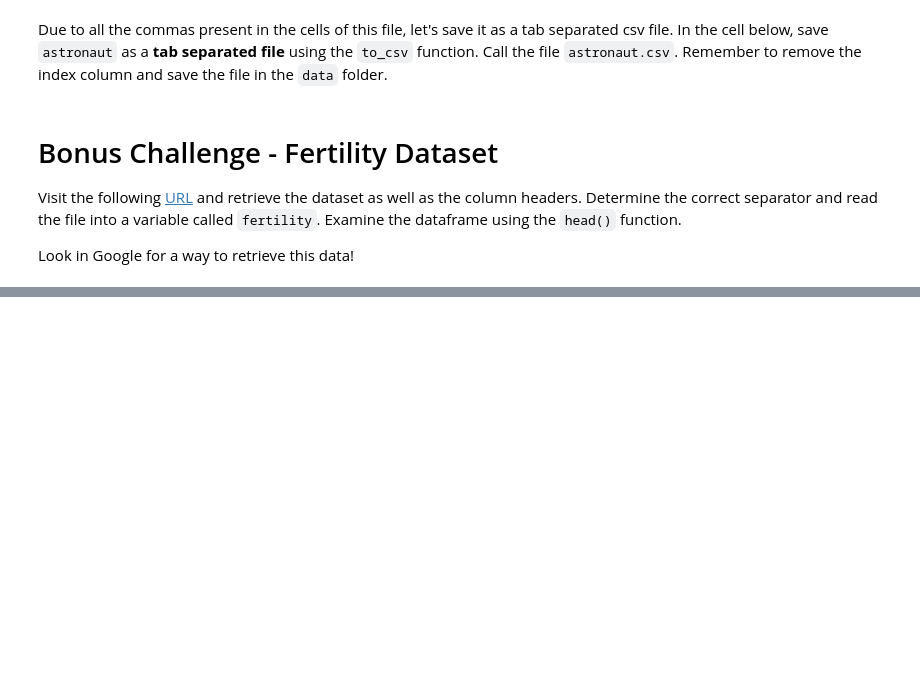
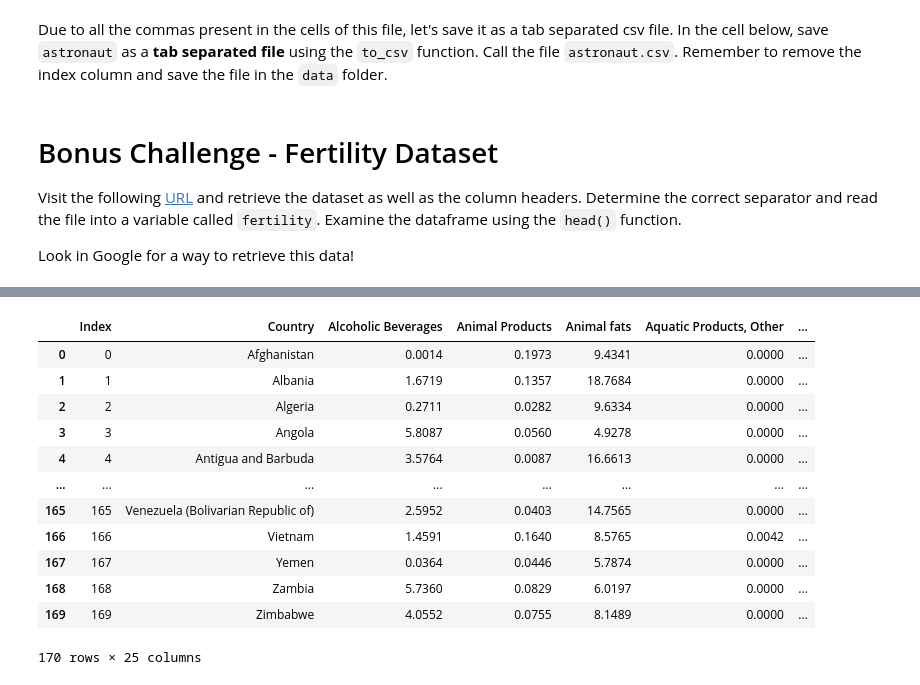
Before and after one commit to ta-data-mad/dataptmad0420, a Jupyter notebook: module-1/importing-exporting-data/your-code/main.ipynb, the cells around one changed output, grey strips where cells are left out. Drawn from its saved outputs; the diff is of its cells as text; code cells hidden in the pictures; blank space fills up the shorter version.

```diff
--- a/module-1/importing-exporting-data/your-code/main.ipynb
+++ b/module-1/importing-exporting-data/your-code/main.ipynb
@@ -125,0 +201,8 @@ Look in Google for a way to retrieve this data!
+# %%
+# your code here
+
+from zipfile import ZipFile
+
+z = ZipFile('../data/challenge3.zip', 'r')
+
+z.infolist()                                   # We can check the names of the files
@@ -125,0 +240,46 @@ Look in Google for a way to retrieve this data!
+# %%
+# The file .txt has somes data error in at least row 82.
+# We can avoid this row with 'error_bad_lines=False'
+
+food=pd.read_csv(z.open('Food_Supply_Quantity_kg_Data_No_Header.txt'),sep='\t',error_bad_lines=False, header=None)
+food.columns = \
+['Index',
+ 'Country',
+ 'Alcoholic Beverages',
+ 'Animal Products',
+ 'Animal fats',
+ 'Aquatic Products, Other',
+ 'Cereals - Excluding Beer',
+ 'Eggs',
+ 'Fish, Seafood',
+ 'Fruits - Excluding Wine',
+ 'Meat',
+ 'Milk - Excluding Butter',
+ 'Miscellaneous',
+ 'Offals',
+ 'Oilcrops',
+ 'Pulses',
+ 'Spices',
+ 'Starchy Roots',
+ 'Stimulants',
+ 'Sugar & Sweeteners',
+ 'Sugar Crops',
+ 'Treenuts',
+ 'Vegetable Oils',
+ 'Vegetables',
+ 'Vegetal Products']
+food
+# %% [output]
+|  | Index | Country | Alcoholic Beverages | Animal Products | Animal fats | Aquatic Products, Other | ... |
+| 0 | 0 | Afghanistan | 0.0014 | 0.1973 | 9.4341 | 0.0000 | ... |
+| 1 | 1 | Albania | 1.6719 | 0.1357 | 18.7684 | 0.0000 | ... |
+| 2 | 2 | Algeria | 0.2711 | 0.0282 | 9.6334 | 0.0000 | ... |
+| 3 | 3 | Angola | 5.8087 | 0.0560 | 4.9278 | 0.0000 | ... |
+| 4 | 4 | Antigua and Barbuda | 3.5764 | 0.0087 | 16.6613 | 0.0000 | ... |
+| ... | ... | ... | ... | ... | ... | ... | ... |
+| 165 | 165 | Venezuela (Bolivarian Republic of) | 2.5952 | 0.0403 | 14.7565 | 0.0000 | ... |
+| 166 | 166 | Vietnam | 1.4591 | 0.1640 | 8.5765 | 0.0042 | ... |
+| 167 | 167 | Yemen | 0.0364 | 0.0446 | 5.7874 | 0.0000 | ... |
+| 168 | 168 | Zambia | 5.7360 | 0.0829 | 6.0197 | 0.0000 | ... |
+| 169 | 169 | Zimbabwe | 4.0552 | 0.0755 | 8.1489 | 0.0000 | ... |
+170 rows × 25 columns
```
Also changed, not shown: parts of 16 cells of this notebook.
